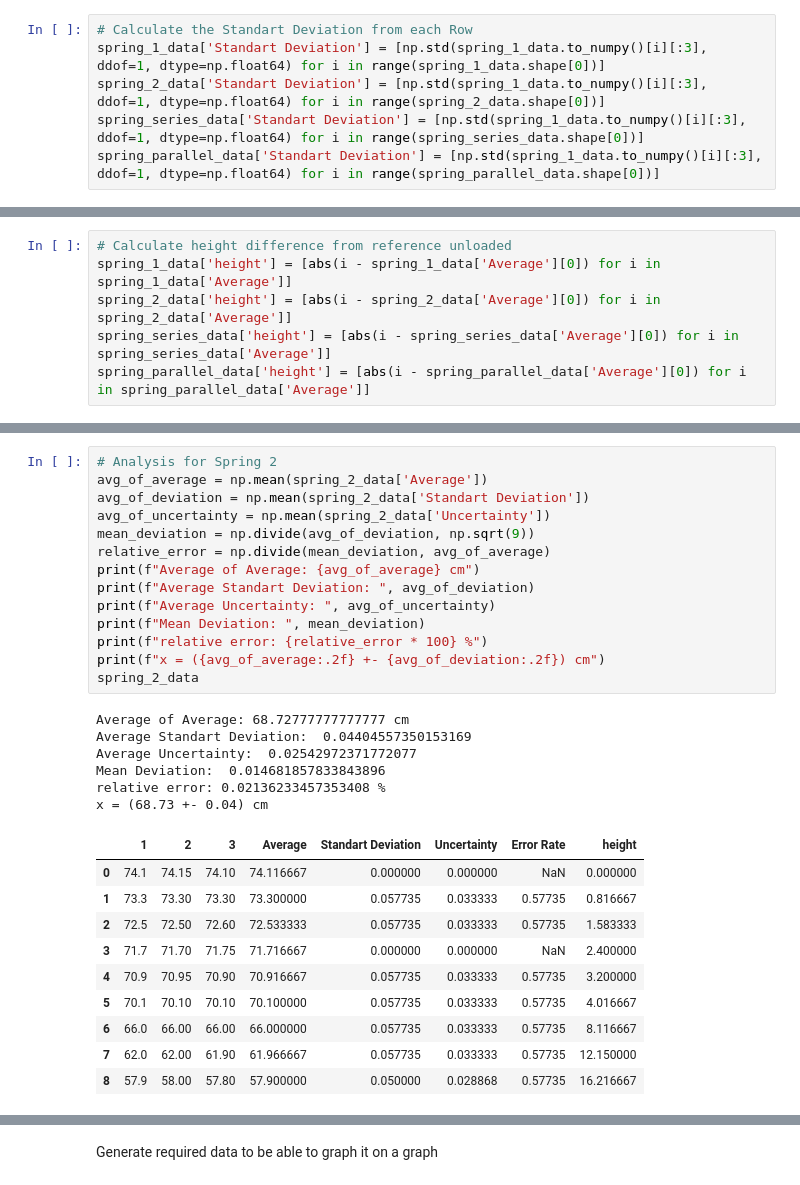
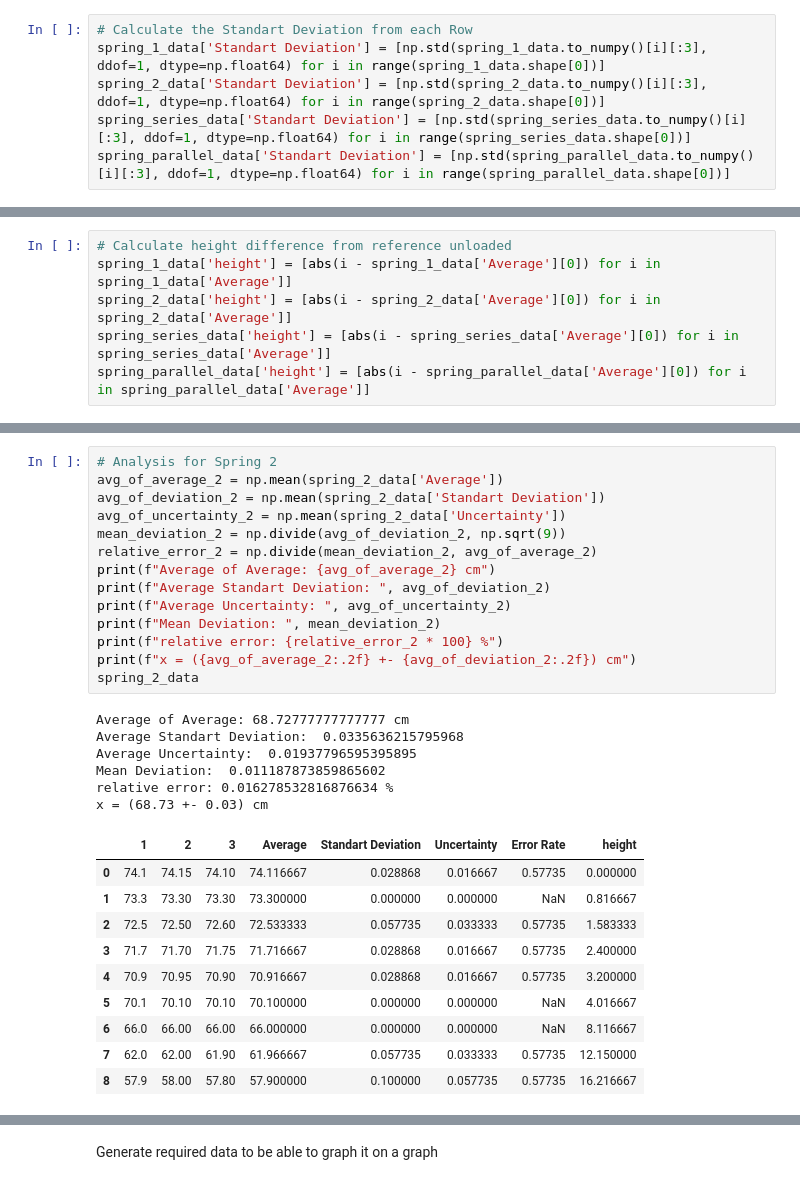
Before and after one commit to Timofey-Makhankov/IDAF-Tech, a Jupyter notebook: analysis/notebook.ipynb, the cells around one changed output, grey strips where cells are left out. Saved outputs shown, nothing was run; the diff lists cells and outputs as text.

```diff
--- a/analysis/notebook.ipynb
+++ b/analysis/notebook.ipynb
@@ -45,9 +45,9 @@ spring_parallel_data['Average'] = [np.mean(spring_parallel_data.to_numpy()[i]) f
 # %%
 # Calculate the Standart Deviation from each Row
 spring_1_data['Standart Deviation'] = [np.std(spring_1_data.to_numpy()[i][:3], ddof=1, dtype=np.float64) for i in range(spring_1_data.shape[0])]
-spring_2_data['Standart Deviation'] = [np.std(spring_1_data.to_numpy()[i][:3], ddof=1, dtype=np.float64) for i in range(spring_2_data.shape[0])]
-spring_series_data['Standart Deviation'] = [np.std(spring_1_data.to_numpy()[i][:3], ddof=1, dtype=np.float64) for i in range(spring_series_data.shape[0])]
-spring_parallel_data['Standart Deviation'] = [np.std(spring_1_data.to_numpy()[i][:3], ddof=1, dtype=np.float64) for i in range(spring_parallel_data.shape[0])]
+spring_2_data['Standart Deviation'] = [np.std(spring_2_data.to_numpy()[i][:3], ddof=1, dtype=np.float64) for i in range(spring_2_data.shape[0])]
+spring_series_data['Standart Deviation'] = [np.std(spring_series_data.to_numpy()[i][:3], ddof=1, dtype=np.float64) for i in range(spring_series_data.shape[0])]
+spring_parallel_data['Standart Deviation'] = [np.std(spring_parallel_data.to_numpy()[i][:3], ddof=1, dtype=np.float64) for i in range(spring_parallel_data.shape[0])]
 # %%
 spring_1_data['Standart Deviation'].to_numpy()[0] / np.sqrt(3)
 # %% [output]
@@ -108,34 +108,34 @@ x = (68.84 +- 0.04) cm
 | 8 | 58.1 | 58.0 | 58.05 | 58.050000 | 0.050000 | 0.028868 | 0.57735 | 16.250000 |
 # %%
 # Analysis for Spring 2
-avg_of_average = np.mean(spring_2_data['Average'])
-avg_of_deviation = np.mean(spring_2_data['Standart Deviation'])
-avg_of_uncertainty = np.mean(spring_2_data['Uncertainty'])
-mean_deviation = np.divide(avg_of_deviation, np.sqrt(9))
-relative_error = np.divide(mean_deviation, avg_of_average)
-print(f"Average of Average: {avg_of_average} cm")
-print(f"Average Standart Deviation: ", avg_of_deviation)
-print(f"Average Uncertainty: ", avg_of_uncertainty)
-print(f"Mean Deviation: ", mean_deviation)
-print(f"relative error: {relative_error * 100} %")
-print(f"x = ({avg_of_average:.2f} +- {avg_of_deviation:.2f}) cm")
+avg_of_average_2 = np.mean(spring_2_data['Average'])
+avg_of_deviation_2 = np.mean(spring_2_data['Standart Deviation'])
+avg_of_uncertainty_2 = np.mean(spring_2_data['Uncertainty'])
+mean_deviation_2 = np.divide(avg_of_deviation_2, np.sqrt(9))
+relative_error_2 = np.divide(mean_deviation_2, avg_of_average_2)
+print(f"Average of Average: {avg_of_average_2} cm")
+print(f"Average Standart Deviation: ", avg_of_deviation_2)
+print(f"Average Uncertainty: ", avg_of_uncertainty_2)
+print(f"Mean Deviation: ", mean_deviation_2)
+print(f"relative error: {relative_error_2 * 100} %")
+print(f"x = ({avg_of_average_2:.2f} +- {avg_of_deviation_2:.2f}) cm")
 spring_2_data
 # %% [output]
 Average of Average: 68.72777777777777 cm
-Average Standart Deviation:  0.04404557350153169
-Average Uncertainty:  0.02542972371772077
-Mean Deviation:  0.014681857833843896
-relative error: 0.02136233457353408 %
-x = (68.73 +- 0.04) cm
+Average Standart Deviation:  0.0335636215795968
+Average Uncertainty:  0.01937796595395895
+Mean Deviation:  0.011187873859865602
+relative error: 0.016278532816876634 %
+x = (68.73 +- 0.03) cm
 |  | 1 | 2 | 3 | Average | Standart Deviation | Uncertainty | Error Rate | height |
-| 0 | 74.1 | 74.15 | 74.10 | 74.116667 | 0.000000 | 0.000000 | NaN | 0.000000 |
-| 1 | 73.3 | 73.30 | 73.30 | 73.300000 | 0.057735 | 0.033333 | 0.57735 | 0.816667 |
+| 0 | 74.1 | 74.15 | 74.10 | 74.116667 | 0.028868 | 0.016667 | 0.57735 | 0.000000 |
+| 1 | 73.3 | 73.30 | 73.30 | 73.300000 | 0.000000 | 0.000000 | NaN | 0.816667 |
 | 2 | 72.5 | 72.50 | 72.60 | 72.533333 | 0.057735 | 0.033333 | 0.57735 | 1.583333 |
-| 3 | 71.7 | 71.70 | 71.75 | 71.716667 | 0.000000 | 0.000000 | NaN | 2.400000 |
-| 4 | 70.9 | 70.95 | 70.90 | 70.916667 | 0.057735 | 0.033333 | 0.57735 | 3.200000 |
-| 5 | 70.1 | 70.10 | 70.10 | 70.100000 | 0.057735 | 0.033333 | 0.57735 | 4.016667 |
-| 6 | 66.0 | 66.00 | 66.00 | 66.000000 | 0.057735 | 0.033333 | 0.57735 | 8.116667 |
+| 3 | 71.7 | 71.70 | 71.75 | 71.716667 | 0.028868 | 0.016667 | 0.57735 | 2.400000 |
+| 4 | 70.9 | 70.95 | 70.90 | 70.916667 | 0.028868 | 0.016667 | 0.57735 | 3.200000 |
+| 5 | 70.1 | 70.10 | 70.10 | 70.100000 | 0.000000 | 0.000000 | NaN | 4.016667 |
+| 6 | 66.0 | 66.00 | 66.00 | 66.000000 | 0.000000 | 0.000000 | NaN | 8.116667 |
 | 7 | 62.0 | 62.00 | 61.90 | 61.966667 | 0.057735 | 0.033333 | 0.57735 | 12.150000 |
-| 8 | 57.9 | 58.00 | 57.80 | 57.900000 | 0.050000 | 0.028868 | 0.57735 | 16.216667 |
+| 8 | 57.9 | 58.00 | 57.80 | 57.900000 | 0.100000 | 0.057735 | 0.57735 | 16.216667 |
 # %%
 # Analysis for Springs in series
```
Also changed, not shown: parts of 8 cells of this notebook, 7 other files.
